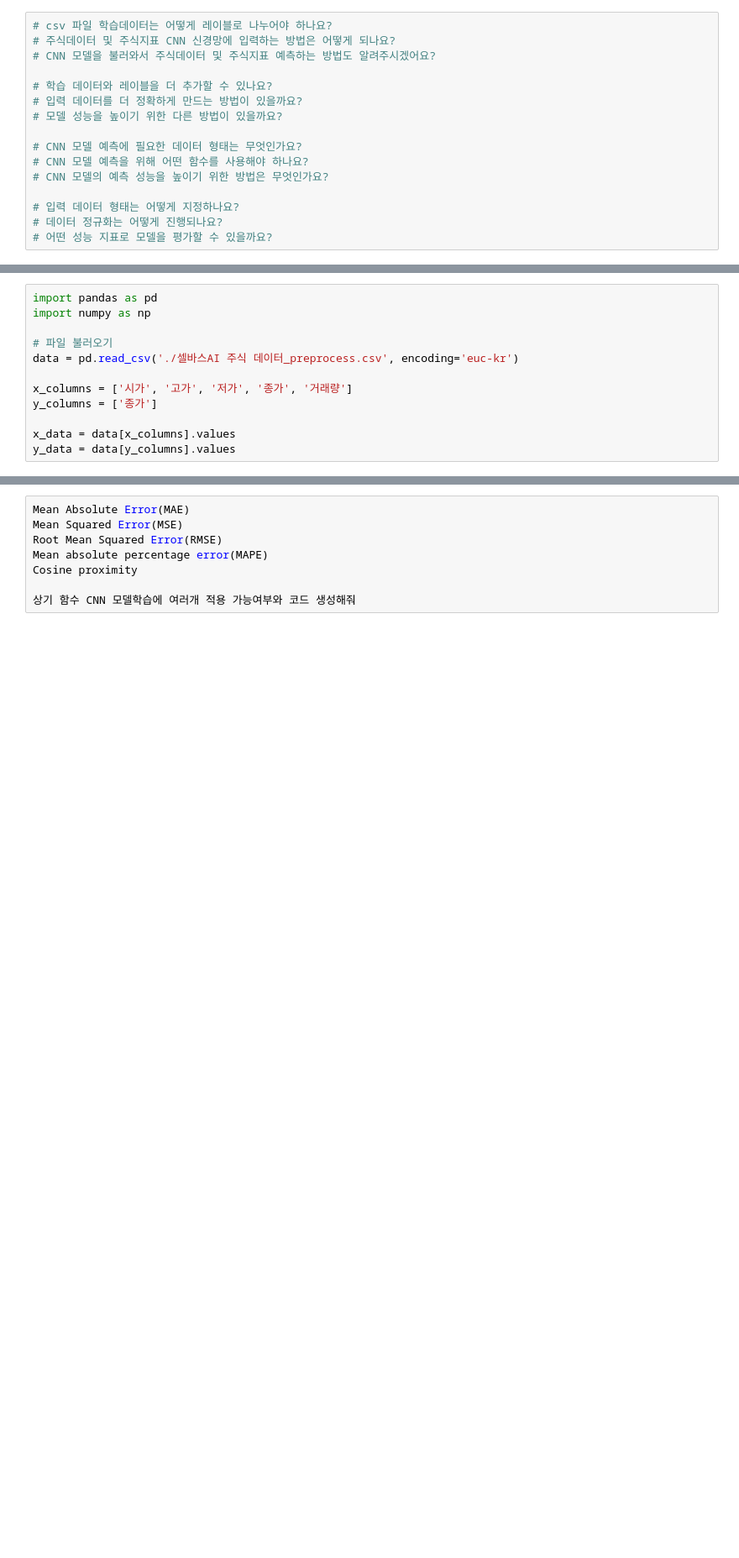
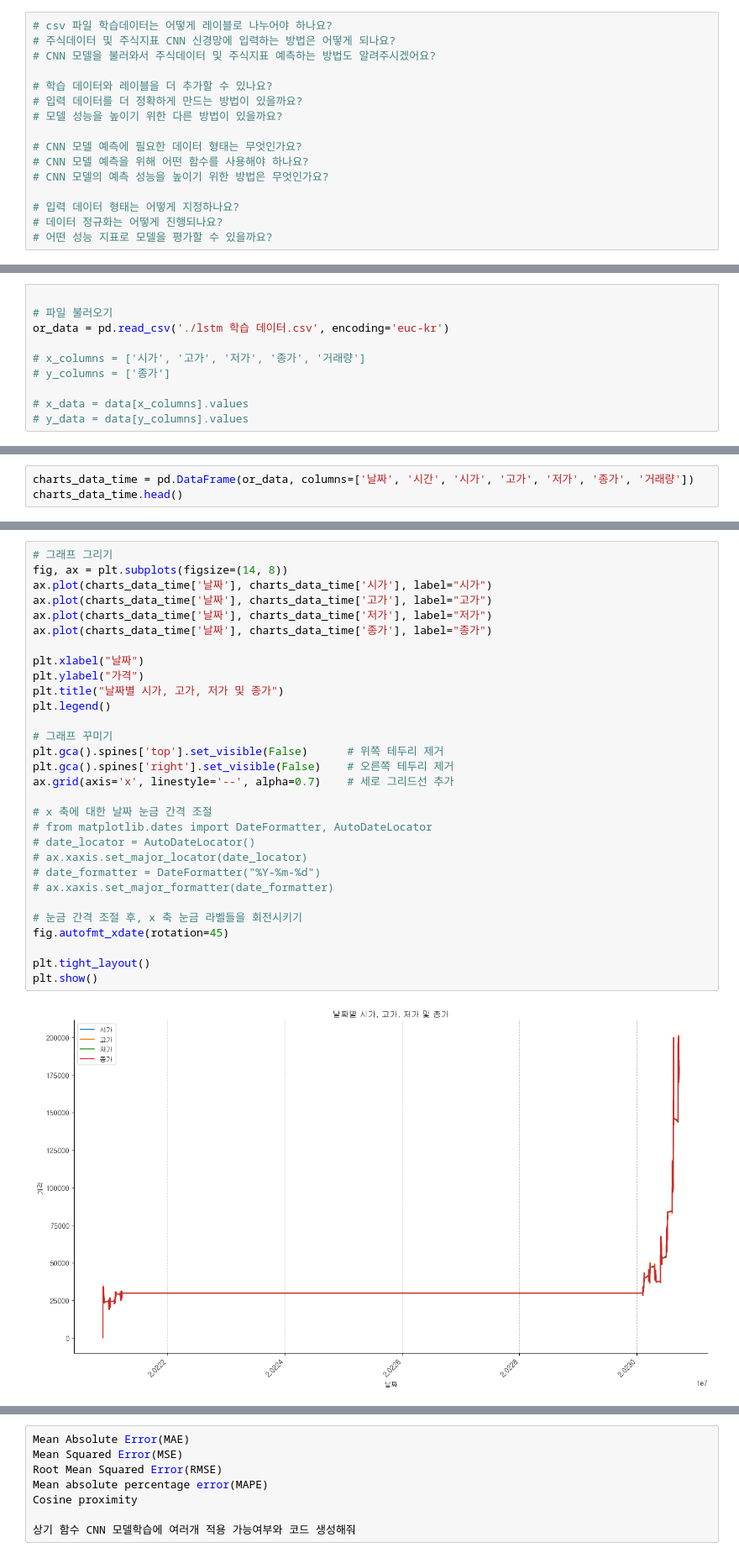
Before and after one commit to boomboomboom513/gwajae5, a Jupyter notebook: 장하진/주식데이터 수집/CNNmodel_test.ipynb, the cells around one changed output, grey strips where cells are left out. Shown at 84% size. Saved outputs shown, nothing was run; the diff lists cells and outputs as text; blank space fills up the shorter version.

```diff
--- a/장하진/주식데이터 수집/CNNmodel_test.ipynb
+++ b/장하진/주식데이터 수집/CNNmodel_test.ipynb
@@ -484,12 +497,10 @@ COLUMNS_TRAINING_DATA_V1 = [
 # %%
-import pandas as pd
-import numpy as np
 
 # 파일 불러오기
-data = pd.read_csv('./셀바스AI 주식 데이터_preprocess.csv', encoding='euc-kr')
+or_data = pd.read_csv('./lstm 학습 데이터.csv', encoding='euc-kr')
 
-x_columns = ['시가', '고가', '저가', '종가', '거래량']
-y_columns = ['종가']
+# x_columns = ['시가', '고가', '저가', '종가', '거래량']
+# y_columns = ['종가']
 
-x_data = data[x_columns].values
-y_data = data[y_columns].values
+# x_data = data[x_columns].values
+# y_data = data[y_columns].values
@@ -530,0 +690,3 @@ x_data.shape[1]
+# %%
+charts_data_time = pd.DataFrame(or_data, columns=['날짜', '시간', '시가', '고가', '저가', '종가', '거래량'])
+charts_data_time.head()
@@ -530,0 +700,32 @@ x_data.shape[1]
+# %%
+# 그래프 그리기
+fig, ax = plt.subplots(figsize=(14, 8))
+ax.plot(charts_data_time['날짜'], charts_data_time['시가'], label="시가")
+ax.plot(charts_data_time['날짜'], charts_data_time['고가'], label="고가")
+ax.plot(charts_data_time['날짜'], charts_data_time['저가'], label="저가")
+ax.plot(charts_data_time['날짜'], charts_data_time['종가'], label="종가")
+
+plt.xlabel("날짜")
+plt.ylabel("가격")
+plt.title("날짜별 시가, 고가, 저가 및 종가")
+plt.legend()
+
+# 그래프 꾸미기
+plt.gca().spines['top'].set_visible(False)      # 위쪽 테두리 제거
+plt.gca().spines['right'].set_visible(False)    # 오른쪽 테두리 제거
+ax.grid(axis='x', linestyle='--', alpha=0.7)    # 세로 그리드선 추가
+
+# x 축에 대한 날짜 눈금 간격 조절
+# from matplotlib.dates import DateFormatter, AutoDateLocator
+# date_locator = AutoDateLocator()
+# ax.xaxis.set_major_locator(date_locator)
+# date_formatter = DateFormatter("%Y-%m-%d")
+# ax.xaxis.set_major_formatter(date_formatter)
+
+# 눈금 간격 조절 후, x 축 눈금 라벨들을 회전시키기
+fig.autofmt_xdate(rotation=45)
+
+plt.tight_layout()
+plt.show()
+# %% [output]
+[figure, added]
```
Also changed, not shown: parts of 25 cells of this notebook, 2 other files.
